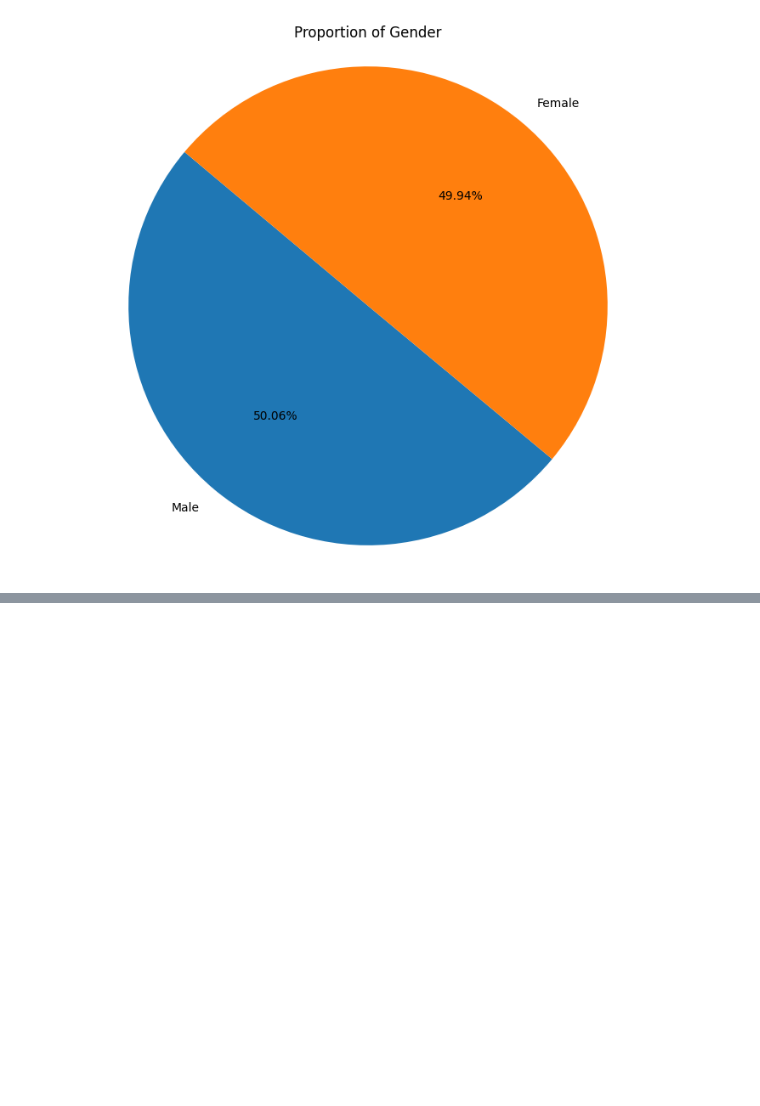
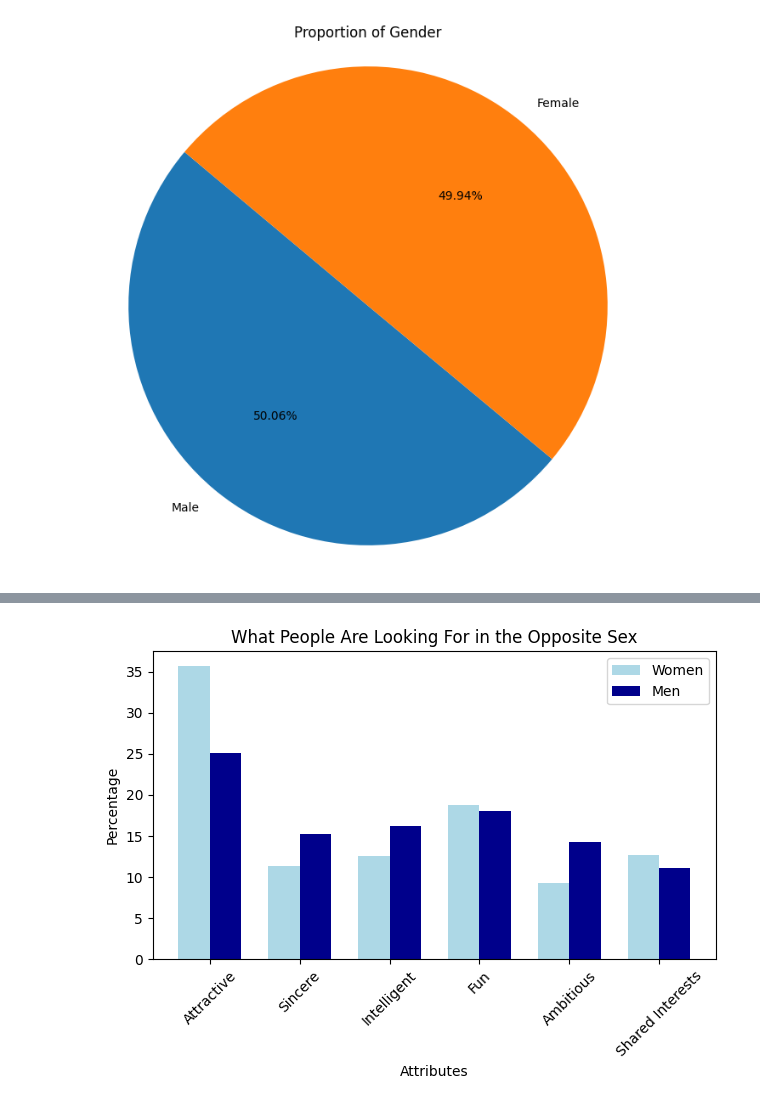
Before and after one commit to meralegre/capstone, a Jupyter notebook: eda_preprocessing.ipynb, the cells around one changed output, grey strips where cells are left out. Saved outputs shown, nothing was run; the diff lists cells and outputs as text; code cells hidden in the pictures; blank space fills up the shorter version.

```diff
--- a/eda_preprocessing.ipynb
+++ b/eda_preprocessing.ipynb
@@ -219,0 +311,27 @@ plt.show()
+# %%
+# What people think the opposite gender is looking for
+# How participants think the opposite gender prioritizes different attributes.
+
+attributes_looking_for = df_renamed[['gender','attr_o_want', 'sinc_o_want', 'intel_o_want', 'fun_o_want', 'amb_o_want', 'shar_o_want']].groupby('gender').mean()
+cols = ['Attractive', 'Sincere', 'Intelligent', 'Fun', 'Ambitious', 'Shared Interests']
+attributes_looking_for.columns = cols
+
+fig, ax = plt.subplots()
+index = range(len(cols))
+bar_width = 0.35
+
+rects1 = ax.bar(index, attributes_looking_for.iloc[0], bar_width, label='Women', color='lightblue')
+rects2 = ax.bar([p + bar_width for p in index], attributes_looking_for.iloc[1], bar_width, label='Men', color='darkblue')
+
+ax.set_xlabel('Attributes')
+ax.set_ylabel('Percentage')
+ax.set_title('What People Are Looking For in the Opposite Sex')
+ax.set_xticks([p + bar_width / 2 for p in index])
+ax.set_xticklabels(cols)
+ax.legend()
+
+plt.xticks(rotation=45)
+plt.tight_layout()
+plt.show()
+# %% [output]
+[figure, added]
```
Also changed, not shown: parts of 11 cells of this notebook, 6 other files.
